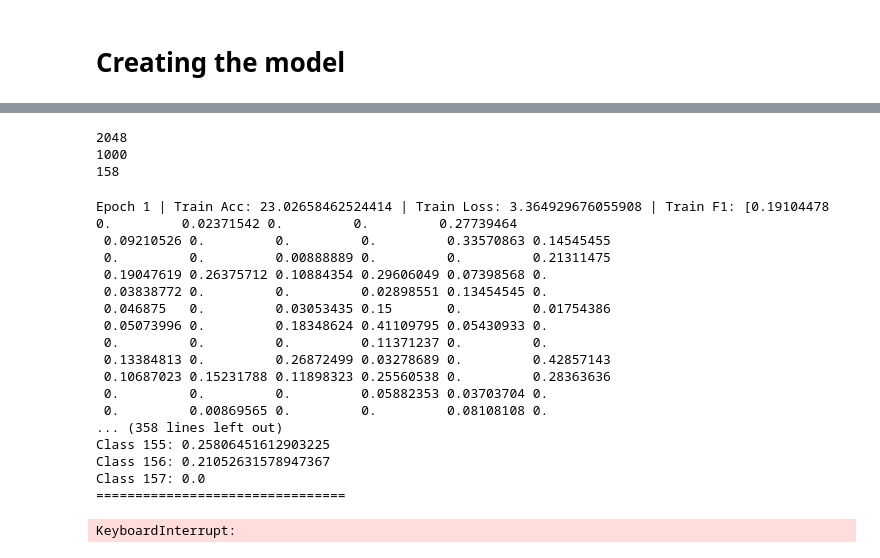
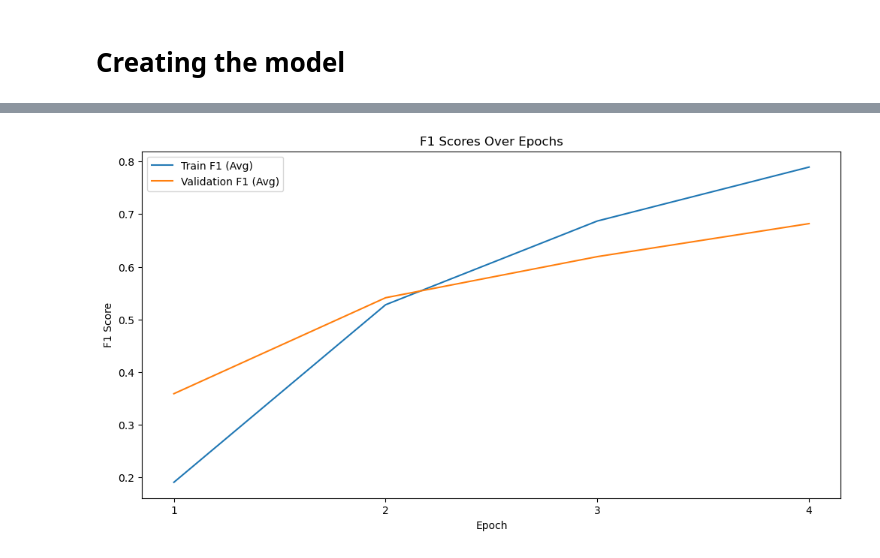
Before and after one commit to Advell/Herbarium-Plant-Classification, a Jupyter notebook: notebookeecd3fb4de.ipynb, the cells around one changed output, grey strips where cells are left out. Saved outputs shown, nothing was run; the diff lists cells and outputs as text; code cells hidden in the pictures.

```diff
--- a/notebookeecd3fb4de.ipynb
+++ b/notebookeecd3fb4de.ipynb
@@ -380,23 +273,19 @@ model = Net(num_classes=N_Classes, input_channels=3, input_size=IM_SIZE).to(devi
 # %%
-print(model.fc.in_features)
-print(model.fc.out_features)
+total_layers = len(list(model.parameters()))
 
 for param in model.parameters():
-    param.requires_grad= False
+    param.requires_grad = True
 
 n_inputs = model.fc.in_features
-last_layer = nn.Linear(n_inputs, N_Classes)
+last_layer = nn.Linear(n_inputs, num_classes)
 model.fc = last_layer
 if torch.cuda.is_available():
     model.cuda()
 print(model.fc.out_features)
 
 criterion = nn.CrossEntropyLoss()
-optimizer = torch.optim.Adam(model.fc.parameters())
+optimizer = torch.optim.Adam(model.parameters(), lr=learning_rate)
+#optimizer = torch.optim.Adam(filter(lambda p: p.requires_grad, model.parameters()), lr=learning_rate)
-# %% [output]
-2048
-1000
-158
 # %%
 from tqdm import tqdm
 from sklearn.metrics import f1_score
@@ -423,9 +312,11 @@ def train(trainloader, model, criterion, optimizer, scaler, device=torch.device(
             y_pred += output.argmax(dim=1).cpu().numpy().tolist()
 
     train_f1 = f1_score(y_true, y_pred, average=None)
-    return train_acc/len(trainloader), train_loss/len(trainloader), train_f1
+    train_f1_avg = f1_score(y_true, y_pred, average='macro')
+    return train_acc/len(trainloader), train_loss/len(trainloader), train_f1, train_f1_avg
 # %%
 def evaluate(testloader, model, criterion, device=torch.device("cpu")):
+    model.eval()
     eval_acc = 0.0
     eval_loss = 0.0
     y_true = []
@@ -443,15 +334,24 @@ def evaluate(testloader, model, criterion, device=torch.device("cpu")):
         y_pred += output.argmax(dim=1).cpu().numpy().tolist()
 
     eval_f1 = f1_score(y_true, y_pred, average=None)
-    return eval_acc/len(testloader), eval_loss/len(testloader), eval_f1
+    eval_f1_avg = f1_score(y_true, y_pred, average='macro')
+    return eval_acc/len(testloader), eval_loss/len(testloader), eval_f1, eval_f1_avg
 # %%
 scaler = torch.cuda.amp.GradScaler(enabled=True)
+
+train_f1_scores = []  # Initialize an empty list to store training F1 scores
+val_f1_scores = []  # Initialize an empty list to store validation F1 scores
+
+
 for epoch in range(epochs):
-    train_acc, train_loss, train_f1 = train(trainloader, model, criterion, optimizer, scaler, device=device)
-    eval_acc, eval_loss, eval_f1 = evaluate(valloader, model, criterion, device=torch.device("cuda"))
+    train_acc, train_loss, train_f1, train_f1_avg = train(trainloader, model, criterion, optimizer, scaler, device=device)
+    eval_acc, eval_loss, eval_f1, eval_f1_avg = evaluate(valloader, model, criterion, device=torch.device("cuda"))
 
-    print(f"Epoch {epoch + 1} | Train Acc: {train_acc*100} | Train Loss: {train_loss} | Train F1: {train_f1}")
-    print(f"\t Val Acc: {eval_acc*100} | Val Loss: {eval_loss} | Val F1: {eval_f1}")
+    train_f1_scores.append(train_f1_avg)  # Store the training F1 score for this epoch
+    val_f1_scores.append(eval_f1_avg)  # Store the validation F1 score for this epoch
+
+    print(f"Epoch {epoch + 1} | Train Acc: {train_acc*100} | Train Loss: {train_loss} | Train F1 (Avg): {train_f1_avg}")
+    print(f"\t Val Acc: {eval_acc*100} | Val Loss: {eval_loss} | Val F1 (Avg): {eval_f1_avg}")
 
     print("F1 score per class (Train):")
     for i, f1 in enumerate(train_f1):
@@ -462,22 +362,15 @@ for epoch in range(epochs):
         print(f"Class {i}: {f1}")
 
     print("===="*8)
-# %% [output]
-Epoch 1 | Train Acc: 23.02658462524414 | Train Loss: 3.364929676055908 | Train F1: [0.19104478 0.         0.02371542 0.         0.         0.27739464
- 0.09210526 0.         0.         0.         0.33570863 0.14545455
- 0.         0.         0.00888889 0.         0.         0.21311475
- 0.19047619 0.26375712 0.10884354 0.29606049 0.07398568 0.
- 0.03838772 0.         0.         0.02898551 0.13454545 0.
- 0.046875   0.         0.03053435 0.15       0.         0.01754386
- 0.05073996 0.         0.18348624 0.41109795 0.05430933 0.
- 0.         0.         0.         0.11371237 0.         0.
- 0.13384813 0.         0.26872499 0.03278689 0.         0.42857143
- 0.10687023 0.15231788 0.11898323 0.25560538 0.         0.28363636
- 0.         0.         0.         0.05882353 0.03703704 0.
- 0.         0.00869565 0.         0.         0.08108108 0.
-... (358 lines left out)
-Class 155: 0.25806451612903225
-Class 156: 0.21052631578947367
-Class 157: 0.0
-================================
-KeyboardInterrupt:
+# %%
+plt.figure(figsize=(12, 6))
+plt.plot(train_f1_scores, label="Train F1 (Avg)")
+plt.plot(val_f1_scores, label="Validation F1 (Avg)")
+plt.xlabel("Epoch")
+plt.ylabel("F1 Score")
+plt.title(f"F1 Scores Over Epochs")
+plt.legend()
+plt.xticks(range(len(train_f1_scores)), range(1, len(train_f1_scores) + 1))
+plt.show()
+# %% [output]
+[figure, added]
```
Also changed, not shown: parts of 23 cells of this notebook.
